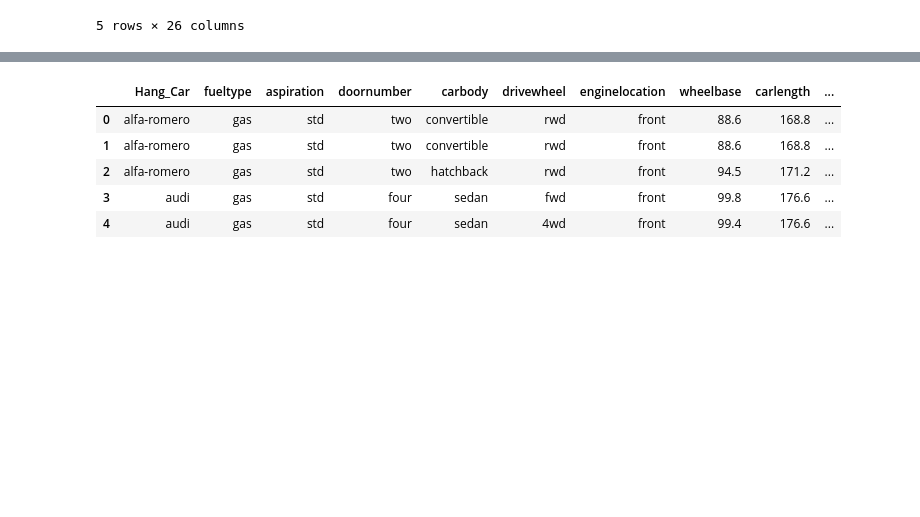
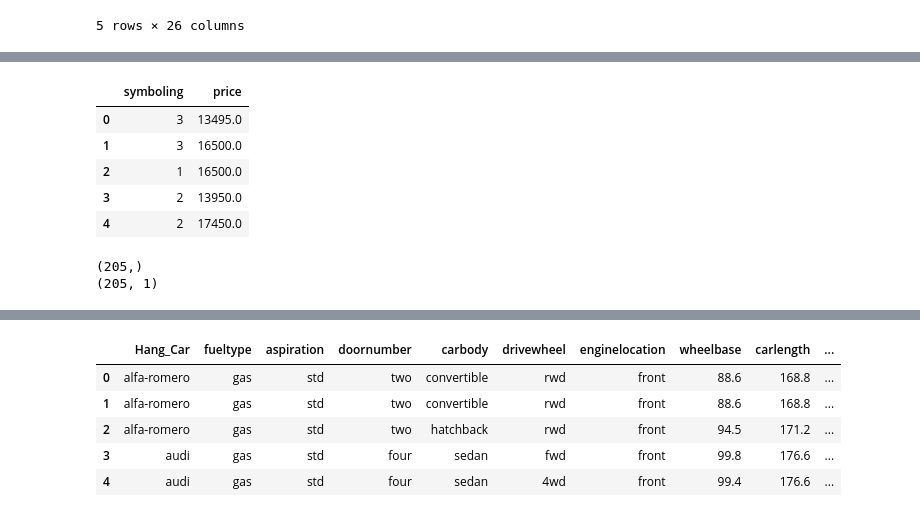
Before and after one commit to caopham123/DA2210R1, a Jupyter notebook: case_study.ipynb, the cells around one changed output, grey strips where cells are left out. Saved outputs shown, nothing was run; the diff lists cells and outputs as text; code cells hidden in the pictures; blank space fills up the shorter version.

```diff
--- a/case_study.ipynb
+++ b/case_study.ipynb
@@ -384,0 +486,6 @@ df.insert(2,"Hang_Car",name2)
+# %%
+df_model_2 = df[['symboling','price']]
+
+df_model_2.drop_duplicates()
+df_model_2.head()
+df_model_2.info()
@@ -384,0 +502,20 @@ df.insert(2,"Hang_Car",name2)
+# %%
+df_dummy_2 = pd.get_dummies(df_model_2)
+df_dummy_2.head()
+# %% [output]
+|  | symboling | price |
+| 0 | 3 | 13495.0 |
+| 1 | 3 | 16500.0 |
+| 2 | 1 | 16500.0 |
+| 3 | 2 | 13950.0 |
+| 4 | 2 | 17450.0 |
+# %%
+## Mảng y chứa thuộc tính giá bán. Mảng X chứa các cột còn lại
+y_2 = df_dummy_2['price'].values
+X_2 = df_dummy_2.drop('price',axis=1).values
+
+print(y_2.shape)
+print(X_2.shape)
+# %% [output]
+(205,)
+(205, 1)
```
Also changed, not shown: parts of 35 cells of this notebook.
